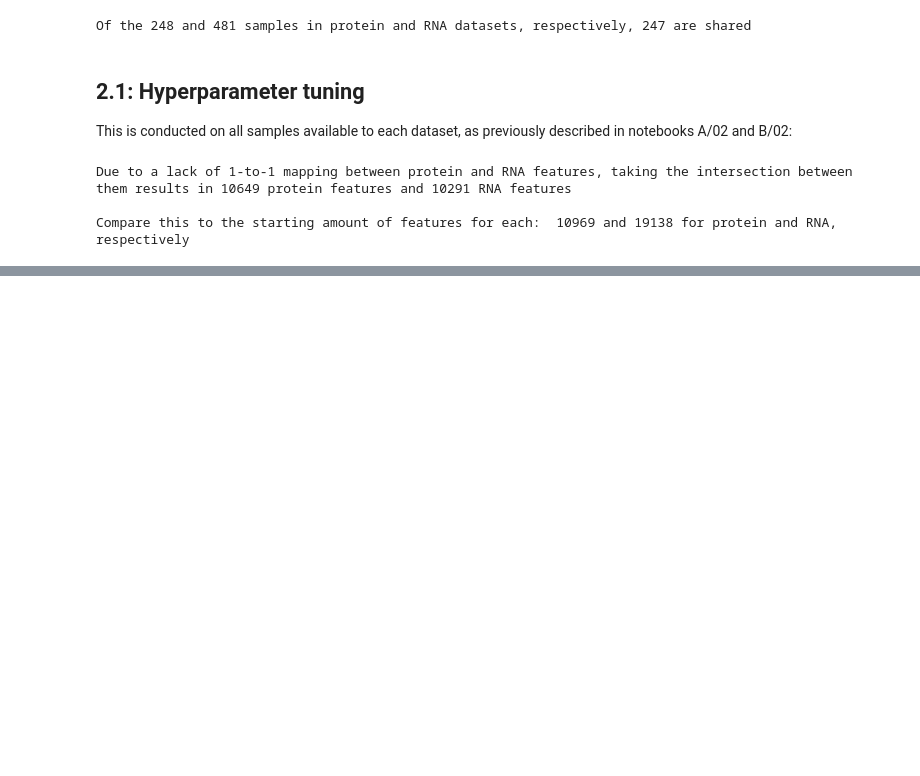
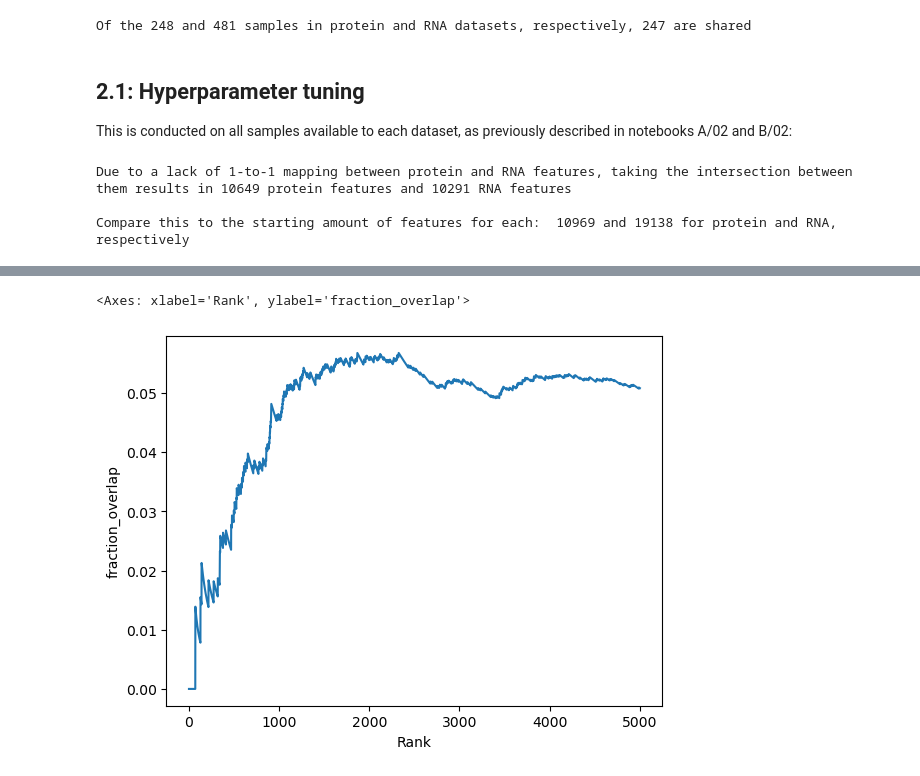
Before and after one commit to hmbaghdassarian/metastatic_potential, a Jupyter notebook: notebooks/B_protein_prediction/04_feature_downsampling.ipynb, the cells around one changed output, grey strips where cells are left out. Cells and saved outputs as stored; diff of their text form; code cells hidden in the pictures; blank space fills up the shorter version.

```diff
--- a/notebooks/B_protein_prediction/04_feature_downsampling.ipynb
+++ b/notebooks/B_protein_prediction/04_feature_downsampling.ipynb
@@ -598,0 +715,6 @@ os.path.join(data_path, 'figures')
+# %%
+best_intersection_pipeline_protein.fit(X_protein, y_common)
+best_intersection_pipeline_rna.fit(X_rna, y_common)
+# %%
+model_coefs_protein = get_ranked_coefs(best_intersection_pipeline_protein, protein_map, protein_cols)
+model_coefs_rna = get_ranked_coefs(best_intersection_pipeline_rna, rna_map, rna_cols)
@@ -598,0 +743,2 @@ os.path.join(data_path, 'figures')
+# %%
+i = 3000
@@ -598,0 +759,20 @@ os.path.join(data_path, 'figures')
+# %%
+total_features = max(model_coefs_protein.shape[0], model_coefs_rna.shape[0])
+viz_df = pd.DataFrame(data = {
+    'Rank': list(range(1, total_features + 1)),
+    'RNA': model_coefs_rna.Gene_Name.tolist() + [np.nan]*(total_features - model_coefs_rna.shape[0]),
+    'Protein': model_coefs_protein.Gene_Name.tolist() + [np.nan]*(total_features - model_coefs_protein.shape[0])
+})
+
+fraction_overlap = []
+for i in tqdm(viz_df.index):
+    proteins = set(viz_df.loc[:i, 'Protein'][viz_df.loc[:i, 'Protein'].notna()])
+    rnas = set(viz_df.loc[:i, 'RNA'][viz_df.loc[:i, 'RNA'].notna()])
+
+    fraction_overlap.append(float(len(set(proteins).intersection(rnas))/viz_df.loc[i, 'Rank']))
+viz_df['fraction_overlap'] = fraction_overlap
+# %%
+sns.lineplot(data = viz_df, x = 'Rank', y = 'fraction_overlap')
+# %% [output]
+<Axes: xlabel='Rank', ylabel='fraction_overlap'>
+[figure, added]
```
Also changed, not shown: parts of 42 cells of this notebook, 8 other files.
